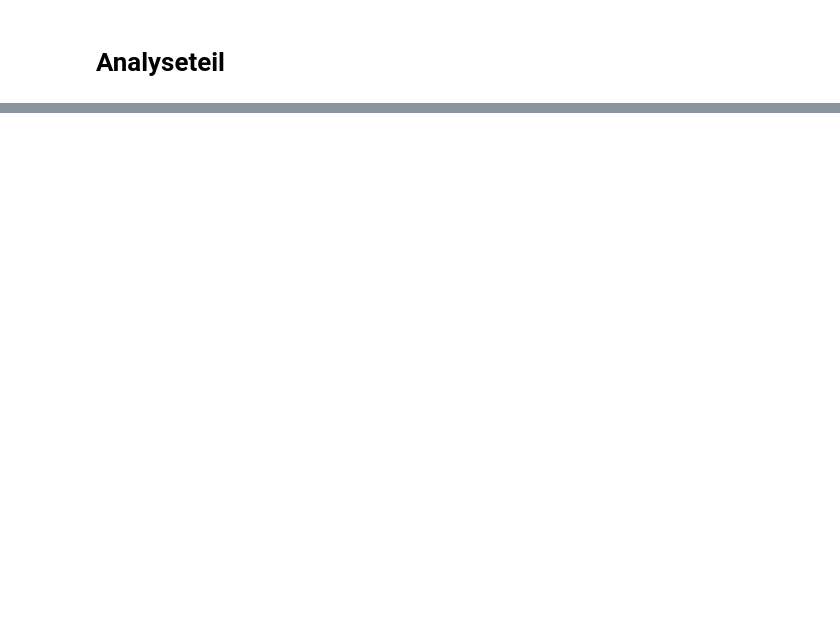
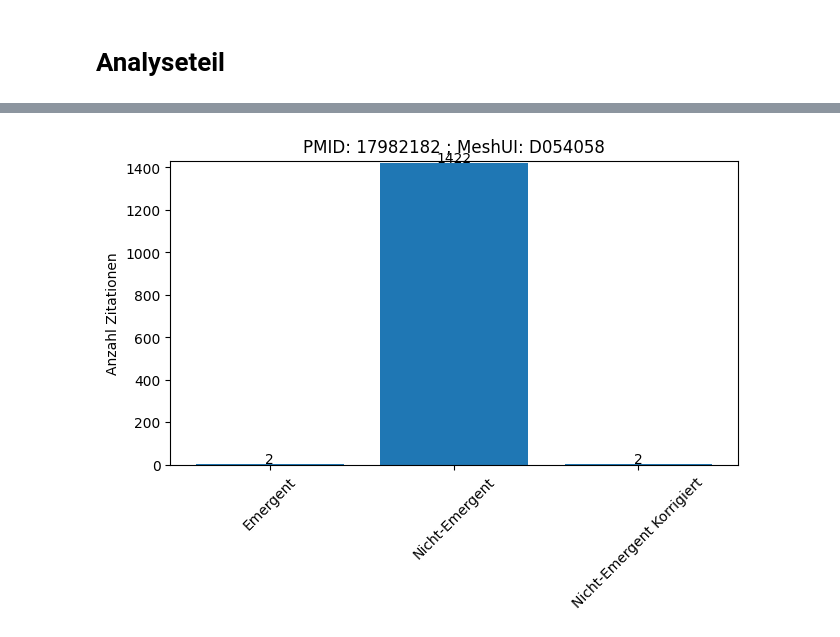
Before and after one commit to Johanna0999/MA_Code, a Jupyter notebook: efficient.ipynb, the cells around one changed output, grey strips where cells are left out. Drawn from its saved outputs; the diff is of its cells as text; code cells hidden in the pictures; blank space fills up the shorter version.

```diff
--- a/efficient.ipynb
+++ b/efficient.ipynb
@@ -361,0 +368,24 @@ Anzahl Zitationen vor MeSH-Aufnahme ( 1999  -  2011 ): nicht-emergent KORRIGIERT
+# %%
+# Visualsierung der emergenten, nicht-emergenten und nicht-emergenten-korrigierten Zitationshäufigkeiten
+def visualisiereENENEK(pmid, meshUI):
+    try:
+        cur.execute("SELECT emergent, nichtEmergent, nichtEmergentKorrigiert FROM MeshDokumentAnalyse WHERE PMID = '" + str(pmid)+ "' AND UI = '"+ str(meshUI) + "'")
+        data = cur.fetchall()
+        x = [0,1,2]
+        e = [x[0] for x in data]
+        ne = [x[1] for x in data]
+        nek = [x[2] for x in data]
+        y = [e[0], ne[0], nek[0]]
+        maxCitation = max(y)
+        if maxCitation > 0:
+            fig, ax = plt.subplots(layout="constrained")
+            ax.set_ylabel("Anzahl Zitationen")
+            ax.set_title("PMID: " + str(pmid) + " ; MeshUI: " + str(meshUI))
+            ax.set_xticks(ticks=x, labels=["Emergent", "Nicht-Emergent", "Nicht-Emergent Korrigiert"], rotation=45)
+            ax.set_ylim(0, maxCitation+10)
+            ax.bar(x, y)
+            for i in range(len(x)):
+                plt.text(i, y[i]+3, y[i], ha = 'center')
+            ax.plot()
+    except:
+        print("Keine Daten vorhanden")
@@ -361,0 +442,4 @@ Anzahl Zitationen vor MeSH-Aufnahme ( 1999  -  2011 ): nicht-emergent KORRIGIERT
+# %%
+visualisiereENENEK(17982182, "D054058")
+# %% [output]
+[figure, added]
```
Also changed, not shown: parts of 21 cells of this notebook.
